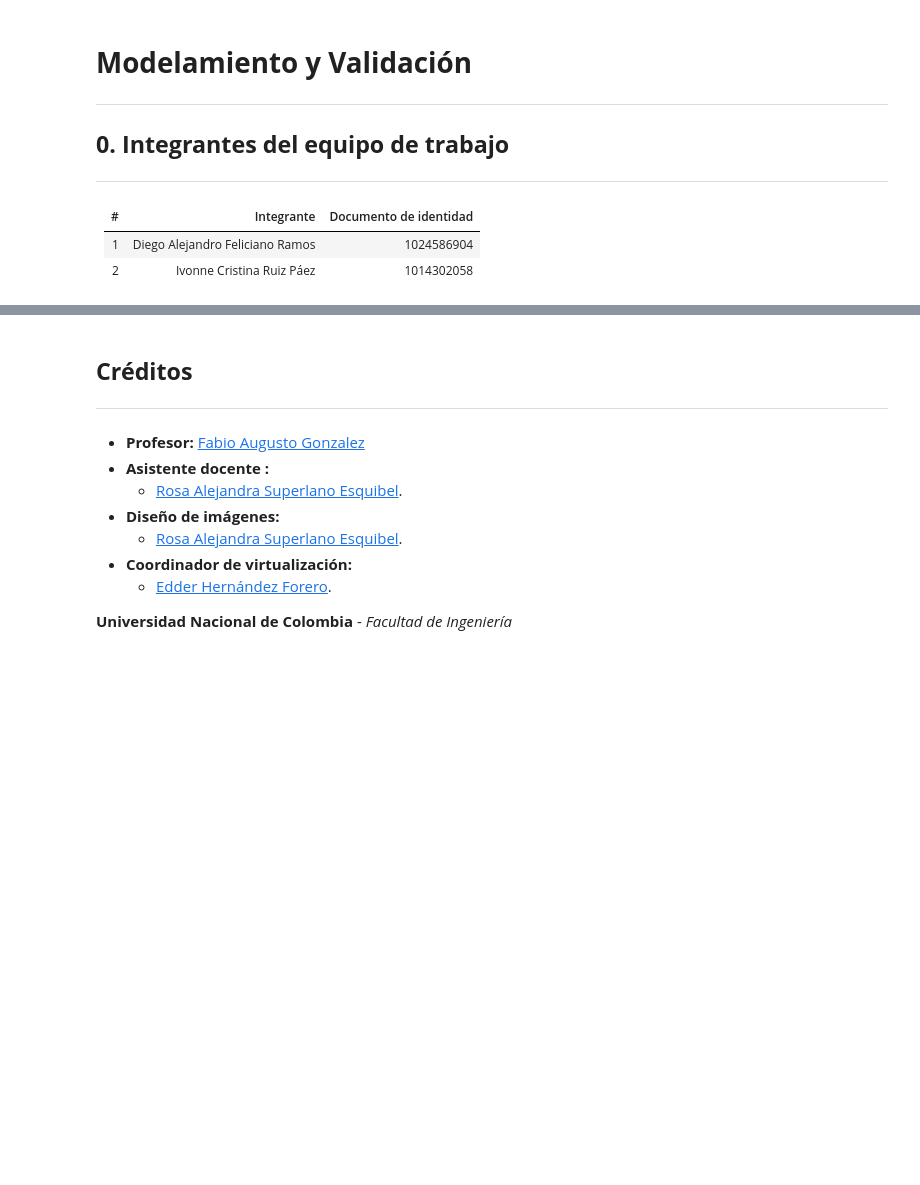
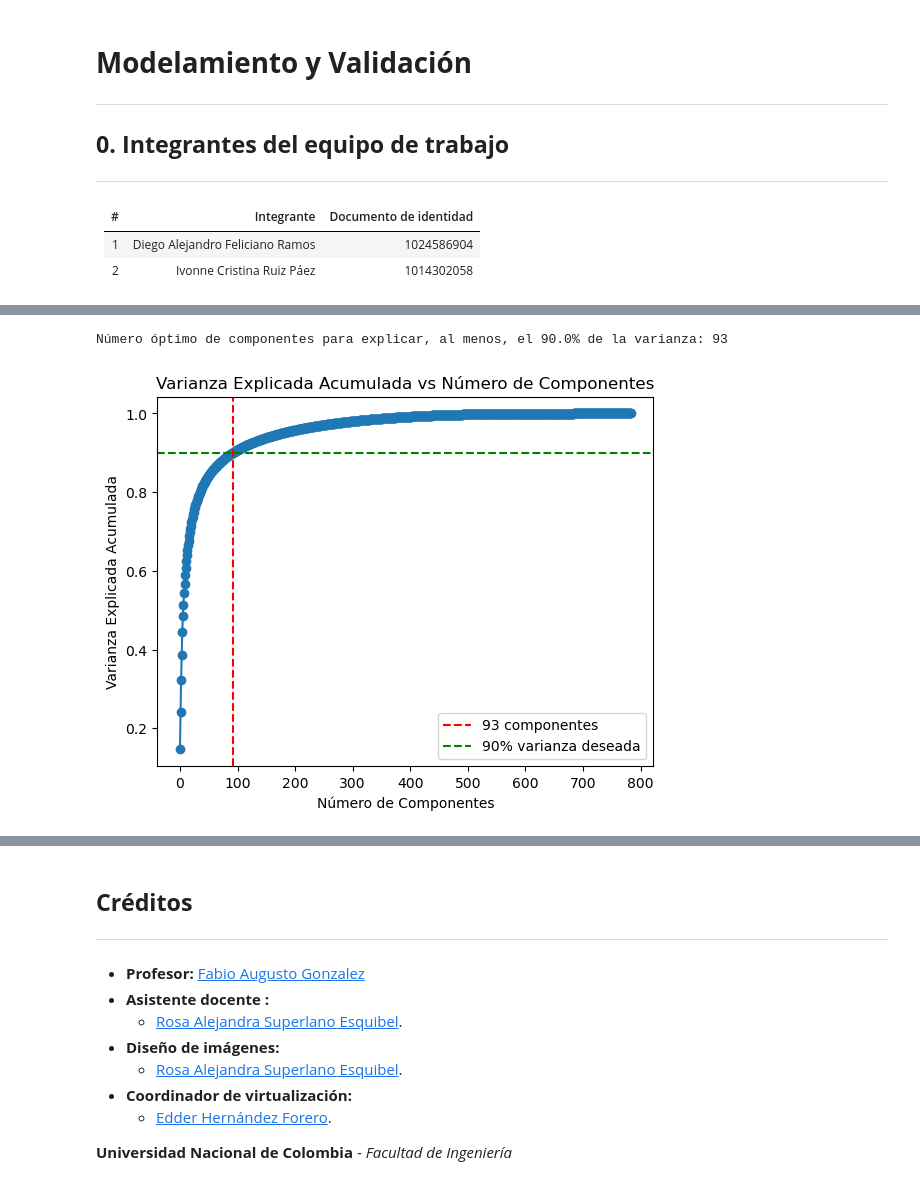
Before and after one commit to MLDS-UN-ProjectTeam/MLDS2, a Jupyter notebook: Entrega4.ipynb, the cells around one changed output, grey strips where cells are left out. Cells and saved outputs as stored; diff of their text form; code cells hidden in the pictures; blank space fills up the shorter version.

```diff
--- a/Entrega4.ipynb
+++ b/Entrega4.ipynb
@@ -445,0 +82,18 @@ predicted: 2
+# %%
+# Cargar conjuntos de datos
+train_set = PneumoniaMNIST(split="train", download=True)
+val_set = PneumoniaMNIST(split="val", download=True)
+test_set = PneumoniaMNIST(split="test", download=True)
+
+# Convertir las imágenes en numpy arrays y extraer etiquetas
+train_imgs = train_set.imgs
+train_labels = train_set.labels.flatten()
+val_imgs = val_set.imgs
+val_labels = val_set.labels.flatten()
+test_imgs = test_set.imgs
+test_labels = test_set.labels.flatten()
+
+# Confirmación de tamaños
+print(f"Tamaño de train_imgs: {train_imgs.shape}")
+print(f"Tamaño de val_imgs: {val_imgs.shape}")
+print(f"Tamaño de test_imgs: {test_imgs.shape}")
@@ -445,0 +187,43 @@ predicted: 2
+# %%
+# Preprocesar las imágenes de entrenamiento, prueba y validación
+X_train_procesado = np.array([preprocesar_imagen(img) for img in train_imgs])
+X_val_procesado = np.array([preprocesar_imagen(img) for img in val_imgs])
+X_test_procesado = np.array([preprocesar_imagen(img) for img in test_imgs])
+
+y_train = train_labels
+y_val = val_labels
+y_test = test_labels
+
+# Umbral de varianza explicada deseado (90%)
+varianza_deseada = 0.90
+
+# Aplicamos PCA sin especificar n_components para obtener toda la varianza explicada
+pca = PCA()
+pca.fit(X_train_procesado)
+
+# Calcular la varianza explicada acumulada
+varianza_explicada_acumulada = np.cumsum(pca.explained_variance_ratio_)
+
+# Encontrar el número mínimo de componentes que explican al menos el 90% de la varianza
+n_componentes_optimo = np.argmax(varianza_explicada_acumulada >= varianza_deseada) + 1
+
+print(f"Número óptimo de componentes para explicar, al menos, el {varianza_deseada * 100}% de la varianza: {n_componentes_optimo}")
+
+# Graficar la varianza explicada acumulada
+plt.plot(varianza_explicada_acumulada, marker='o')
+plt.xlabel("Número de Componentes")
+plt.ylabel("Varianza Explicada Acumulada")
+plt.axvline(n_componentes_optimo - 1, color='red', linestyle='--', label=f'{n_componentes_optimo} componentes')
+plt.axhline(varianza_deseada, color='green', linestyle='--', label=f'{int(varianza_deseada * 100)}% varianza deseada')
+plt.legend()
+plt.title("Varianza Explicada Acumulada vs Número de Componentes")
+plt.show()
+
+# Aplicar PCA con el número óptimo de componentes
+pca = PCA(n_components=n_componentes_optimo, random_state=42)
+X_train_pca = pca.fit_transform(X_train_procesado)
+X_val_pca = pca.transform(X_val_procesado)
+X_test_pca = pca.transform(X_test_procesado)
+# %% [output]
+Número óptimo de componentes para explicar, al menos, el 90.0% de la varianza: 93
+[figure, added]
```
Also changed, not shown: parts of 54 cells of this notebook.
